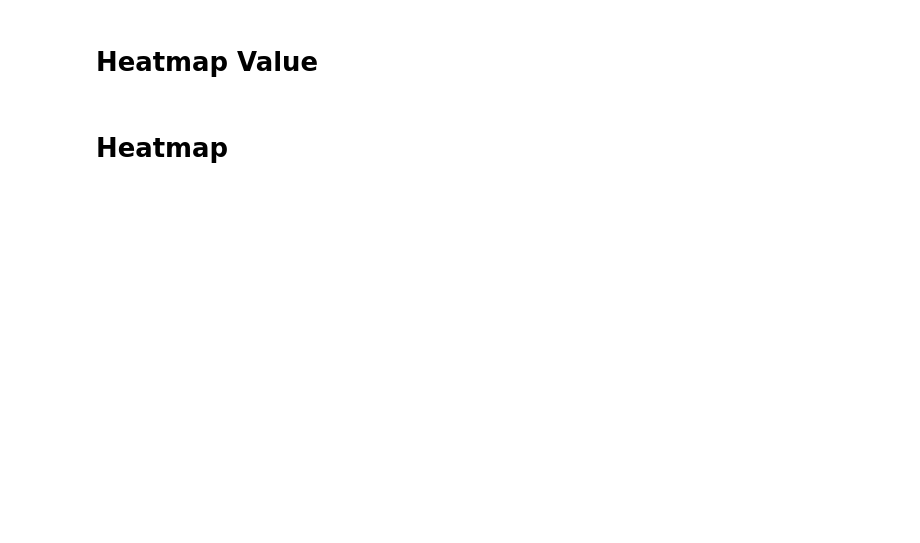
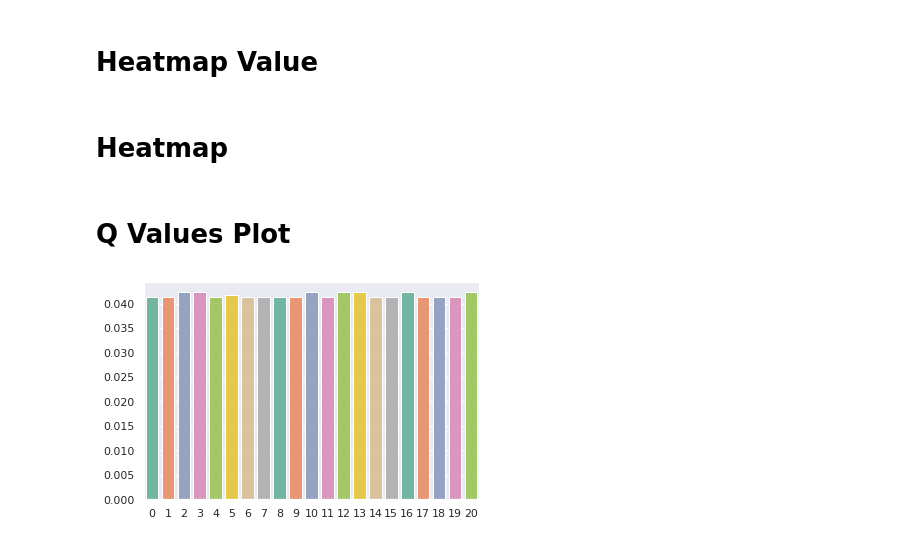
Before and after one commit to Isla-lab/MCTS_VO, a Jupyter notebook: RobotArena Experimets.ipynb, the cells around one changed output. Saved outputs shown, nothing was run; the diff lists cells and outputs as text; code cells hidden in the pictures; blank space fills up the shorter version.

```diff
--- a/RobotArena Experimets.ipynb
+++ b/RobotArena Experimets.ipynb
@@ -584,3 +567,23 @@ cmap = ax.pcolormesh(X, Y, zeros, cmap="jet")
 fig.colorbar(cmap)
 # %%
 fig.savefig('heatmap.png', dpi=300)
+# %% [markdown]
+# Q Values Plot
+# %%
+import numpy as np
+import matplotlib.pyplot as plt
+import seaborn as sns
+sns.set_theme()
+sns.set_palette(sns.color_palette())
+%matplotlib inline
+
+q = np.load("q_values_0.npz", allow_pickle=True)
+
+for step_name in q.files:
+    data = q[step_name]
+    x = list(range(len(data)))
+    plt.clf()
+    sns.barplot(x=x, y=data, palette="Set2")
+    plt.savefig(f'debug/q/q_{step_name}.png', dpi=300)
+# %% [output]
+[figure, added]
```
Also changed, not shown: parts of 3 cells of this notebook, 4 other files.
